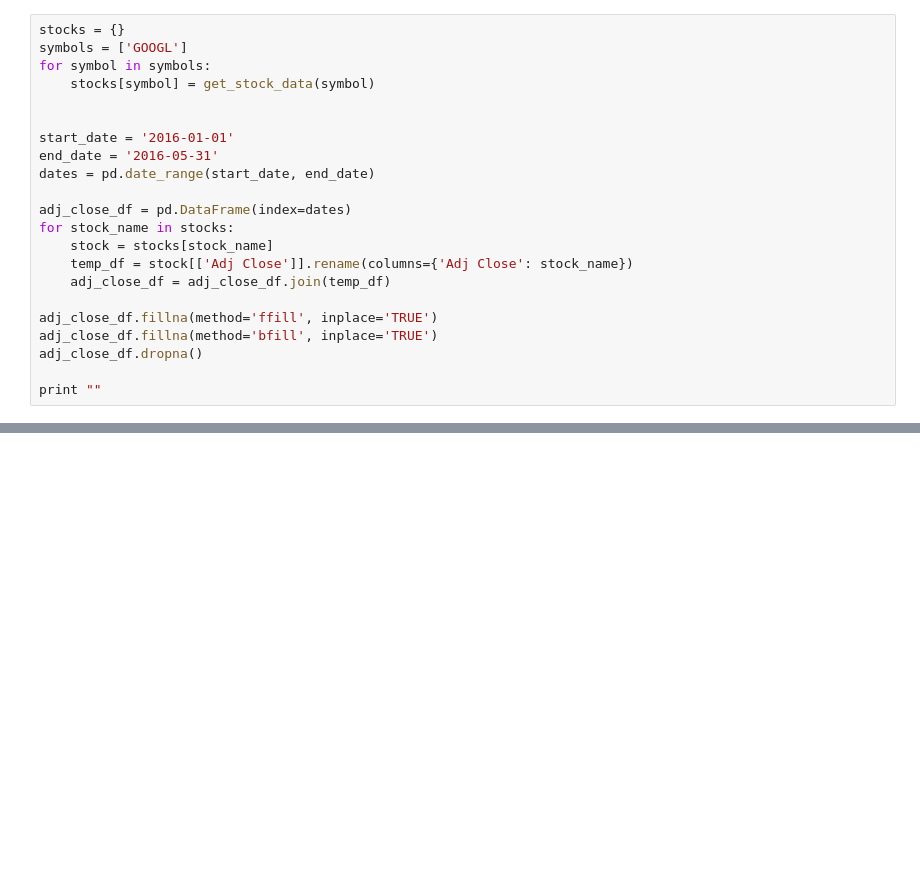
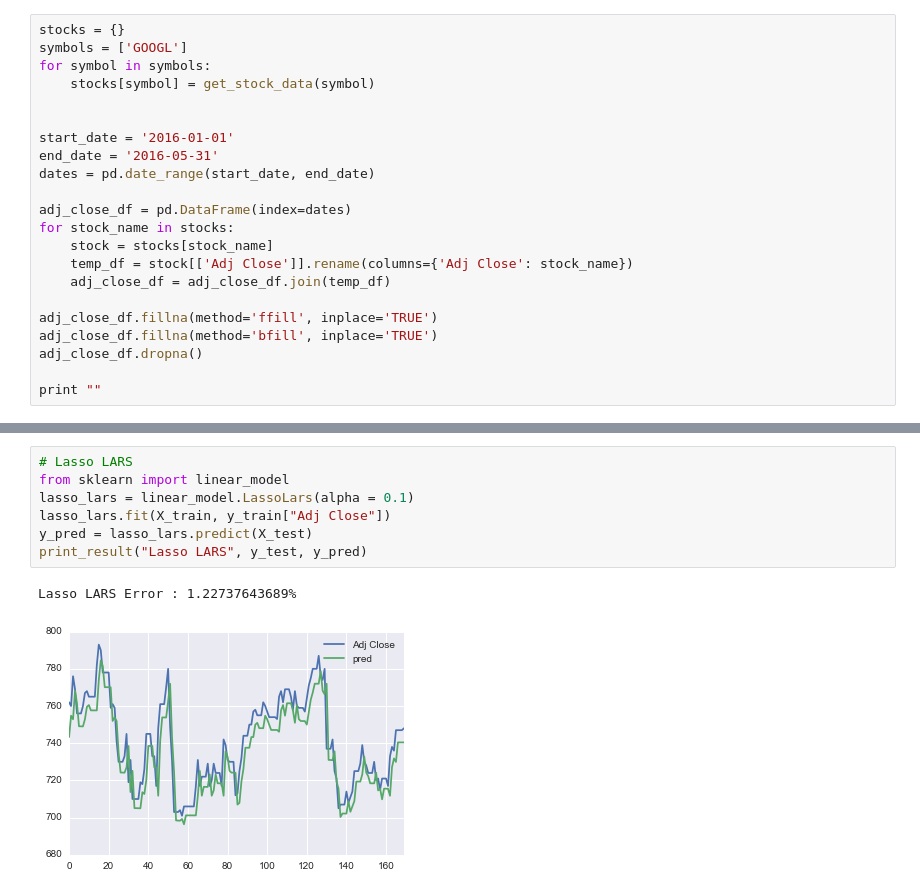
Before and after one commit to sunggeunkim/trading, a Jupyter notebook: capstone.ipynb, the cells around one changed output, grey strips where cells are left out. Saved outputs shown, nothing was run; the diff lists cells and outputs as text; blank space fills up the shorter version.

```diff
--- a/capstone.ipynb
+++ b/capstone.ipynb
@@ -284,0 +297,10 @@ Gaussian Naive Bayes:0.390855457227
+# %%
+# Lasso LARS
+from sklearn import linear_model
+lasso_lars = linear_model.LassoLars(alpha = 0.1)
+lasso_lars.fit(X_train, y_train["Adj Close"])
+y_pred = lasso_lars.predict(X_test)
+print_result("Lasso LARS", y_test, y_pred)
+# %% [output]
+Lasso LARS Error : 1.22737643689%
+[figure, added]
```
Also changed, not shown: parts of 13 cells of this notebook.
